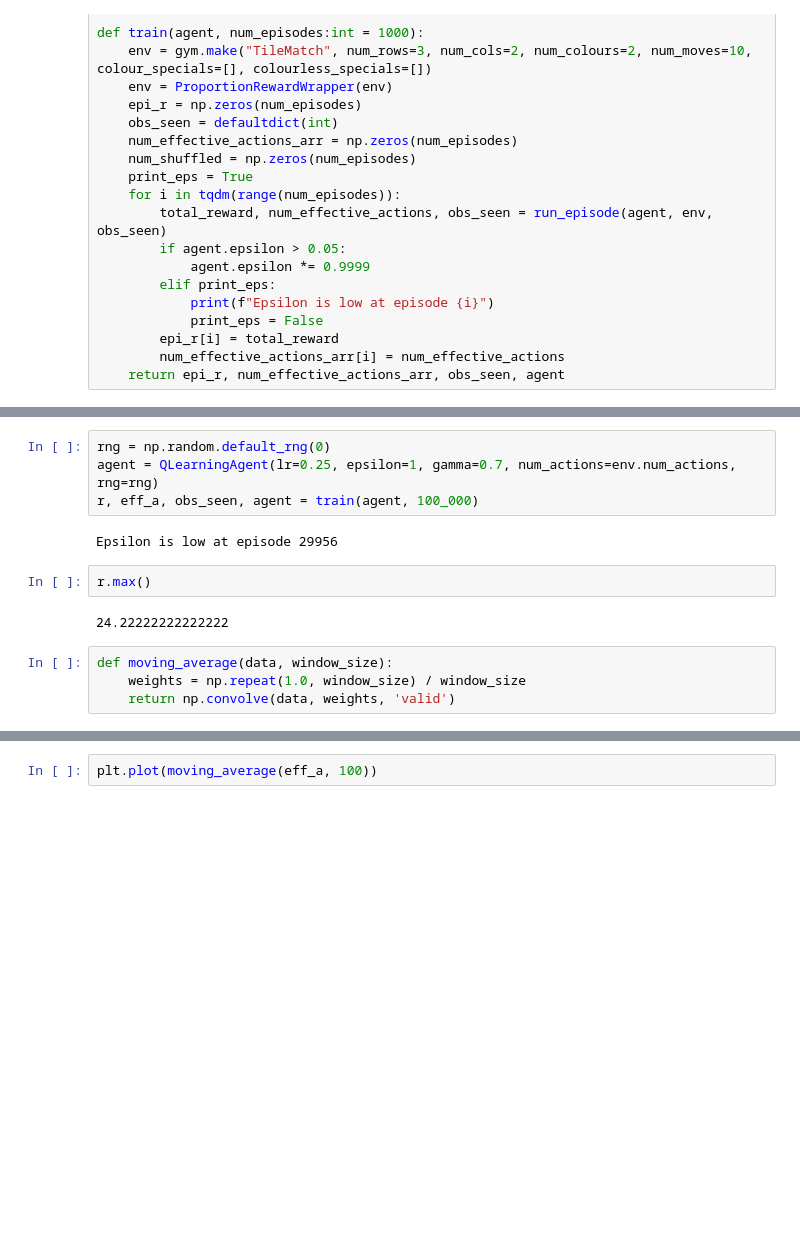
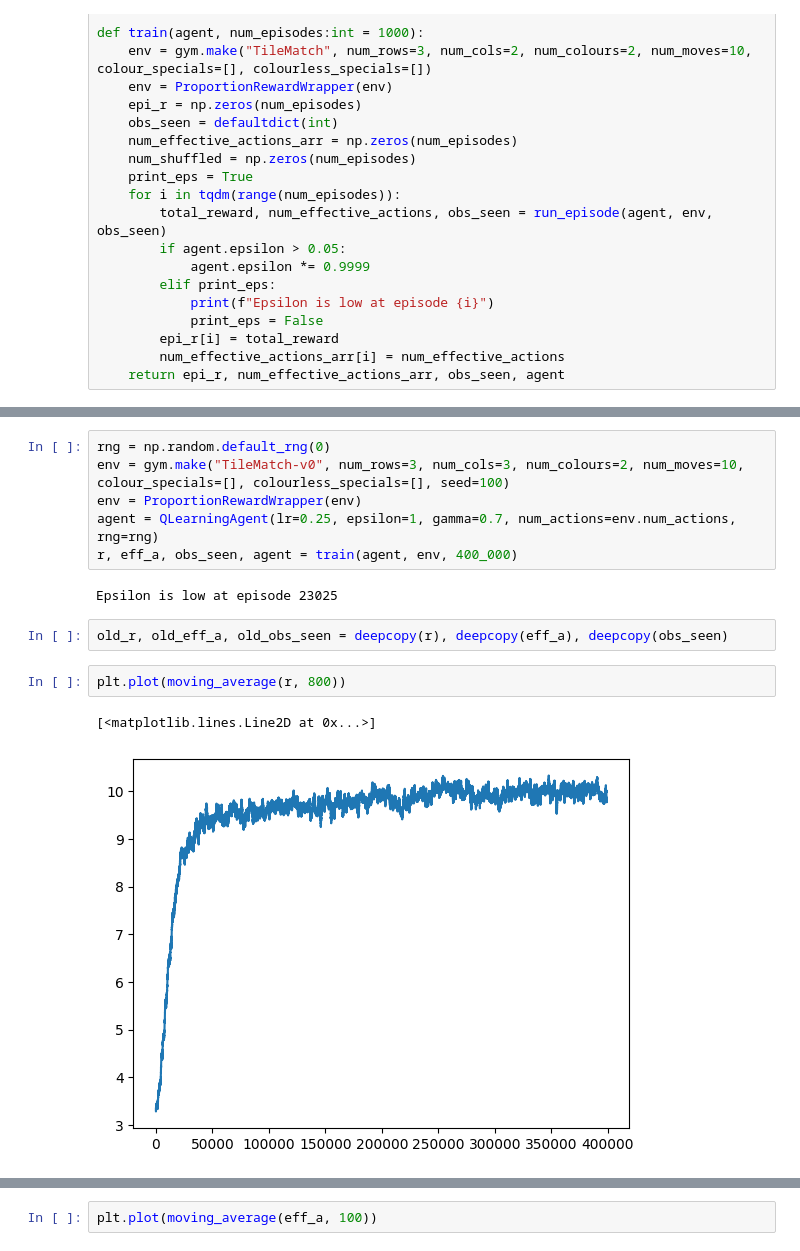
Before and after one commit to akshilpatel/tile-match-gym, a Jupyter notebook: src/tile_match_gym/working.ipynb, the cells around one changed output, grey strips where cells are left out. Cells and saved outputs as stored; diff of their text form; blank space fills up the shorter version.

```diff
--- a/src/tile_match_gym/working.ipynb
+++ b/src/tile_match_gym/working.ipynb
@@ -196,16 +147,17 @@ def train(agent, num_episodes:int = 1000):
 # %%
 rng = np.random.default_rng(0)
+env = gym.make("TileMatch-v0", num_rows=3, num_cols=3, num_colours=2, num_moves=10, colour_specials=[], colourless_specials=[], seed=100)
+env = ProportionRewardWrapper(env)
 agent = QLearningAgent(lr=0.25, epsilon=1, gamma=0.7, num_actions=env.num_actions, rng=rng)
-r, eff_a, obs_seen, agent = train(agent, 100_000)
+r, eff_a, obs_seen, agent = train(agent, env, 400_000)
 # %% [output]
-Epsilon is low at episode 29956
+Epsilon is low at episode 23025
-# %%
-r.max()
-# %% [output]
-24.22222222222222
-# %%
-def moving_average(data, window_size):
-    weights = np.repeat(1.0, window_size) / window_size
-    return np.convolve(data, weights, 'valid')
+# %%
+old_r, old_eff_a, old_obs_seen = deepcopy(r), deepcopy(eff_a), deepcopy(obs_seen)
+# %%
+plt.plot(moving_average(r, 800))
+# %% [output]
+[<matplotlib.lines.Line2D at 0x...>]
+[figure, added]
 # %%
 
```
Also changed, not shown: parts of 21 cells of this notebook.
